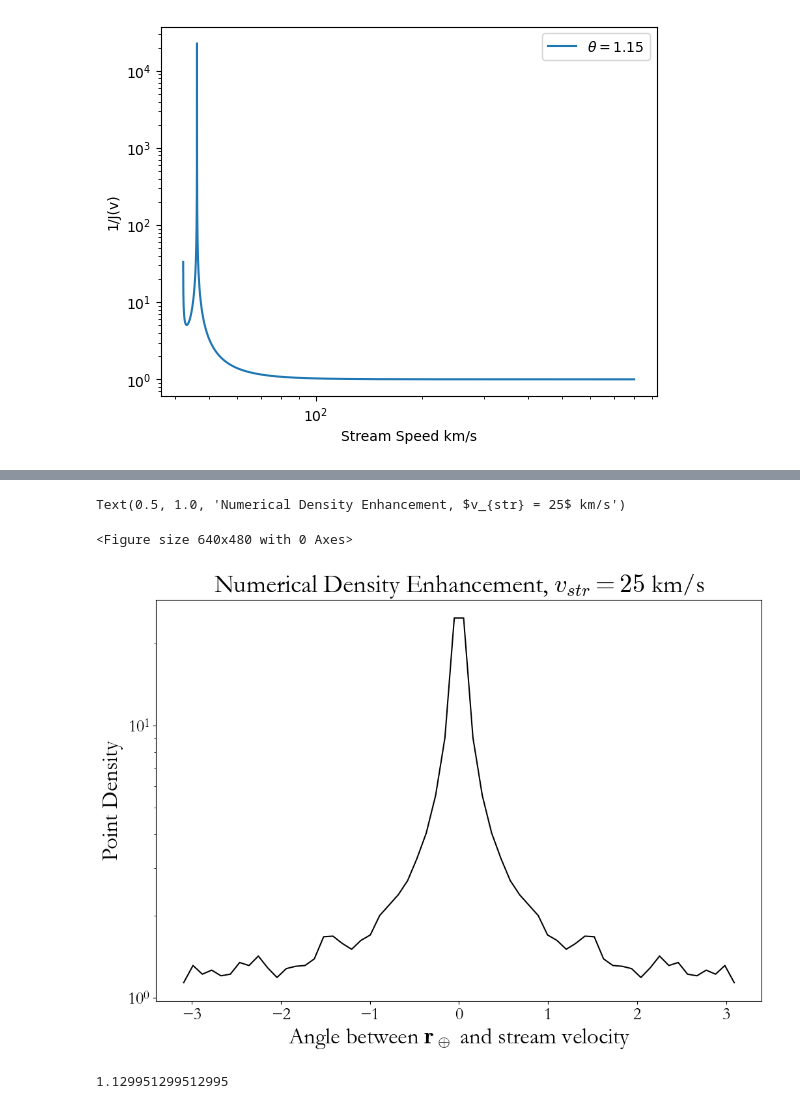
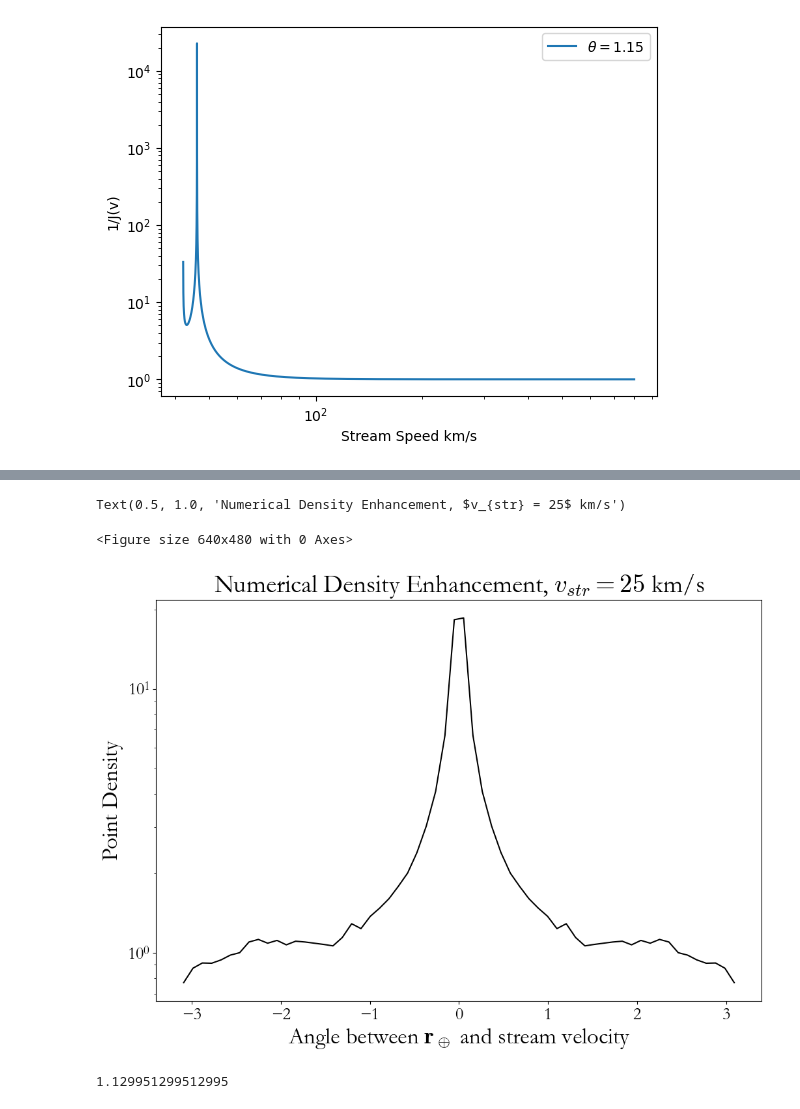
Before and after one commit to shauryagarg145/dark-matter-waves, a Jupyter notebook: jacobian.ipynb, the cells around one changed output, grey strips where cells are left out. Saved outputs shown, nothing was run; the diff lists cells and outputs as text; code cells hidden in the pictures.

```diff
--- a/jacobian.ipynb
+++ b/jacobian.ipynb
@@ -434,17 +445,17 @@ Text(0.5, 1.0, 'Numerical vs Analytic Density Enhancement, $u = 35$ km/s')
 # %%
 plt.clf()
 
 plt.figure(figsize=(12, 8))
 
-plt.semilogy(data[:, 0], data[:, 1] / cons[C], color = "black")
+plt.semilogy(data[:, 0], data[:, 1], color = "black")
 
 plt.xlabel("Angle between $\\mathbf{r}_\\oplus$ and stream velocity")
 plt.ylabel("Point Density")
 plt.title("Numerical Density Enhancement, $v_{str} = 25$ km/s")
 # %% [output]
 Text(0.5, 1.0, 'Numerical Density Enhancement, $v_{str} = 25$ km/s')
 <Figure size 640x480 with 0 Axes>
-[figure, old version]
+[figure, new version]
 # %%
 cons[C]
 # %% [output]
```
Also changed, not shown: parts of 7 cells of this notebook, 4 other files.
